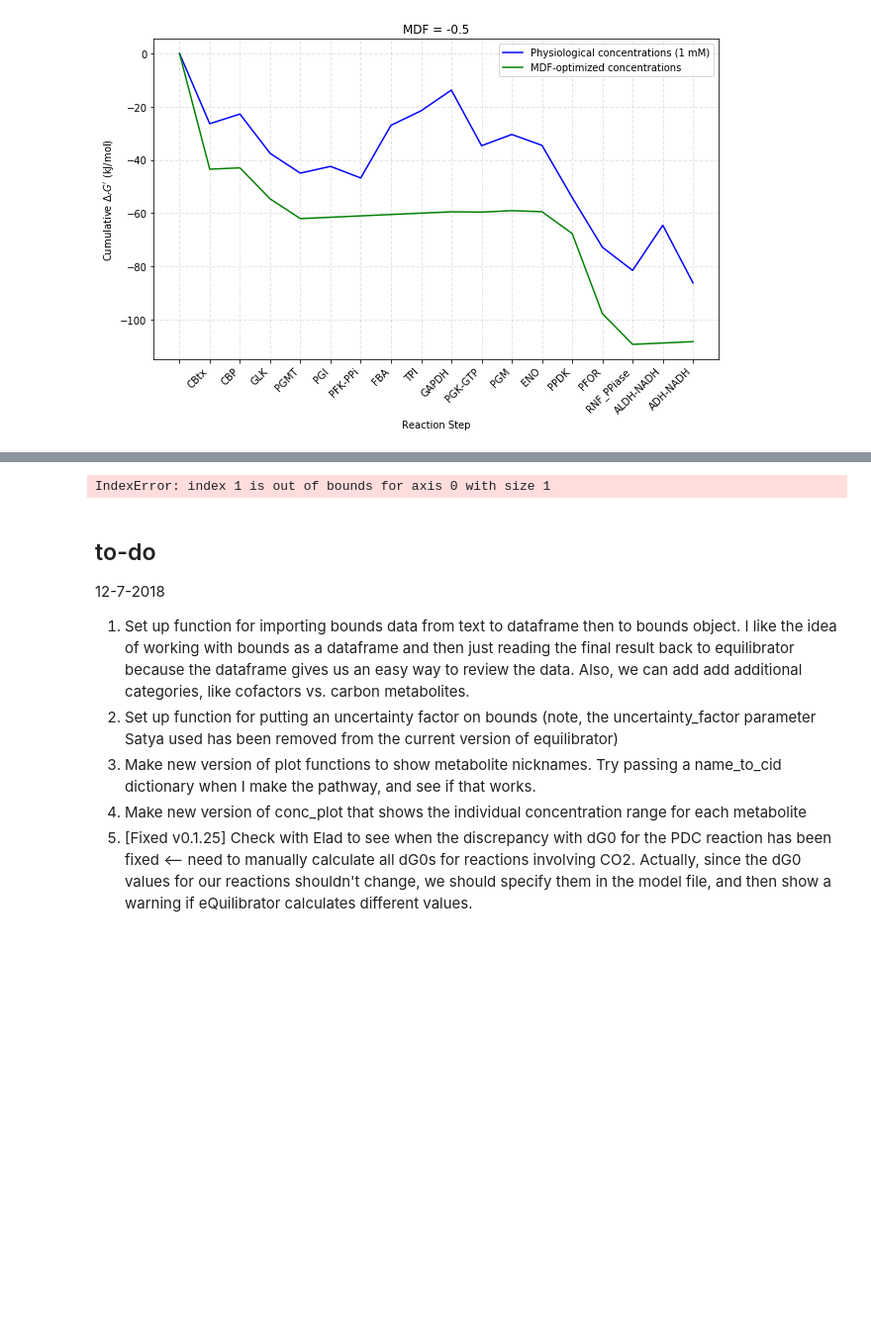
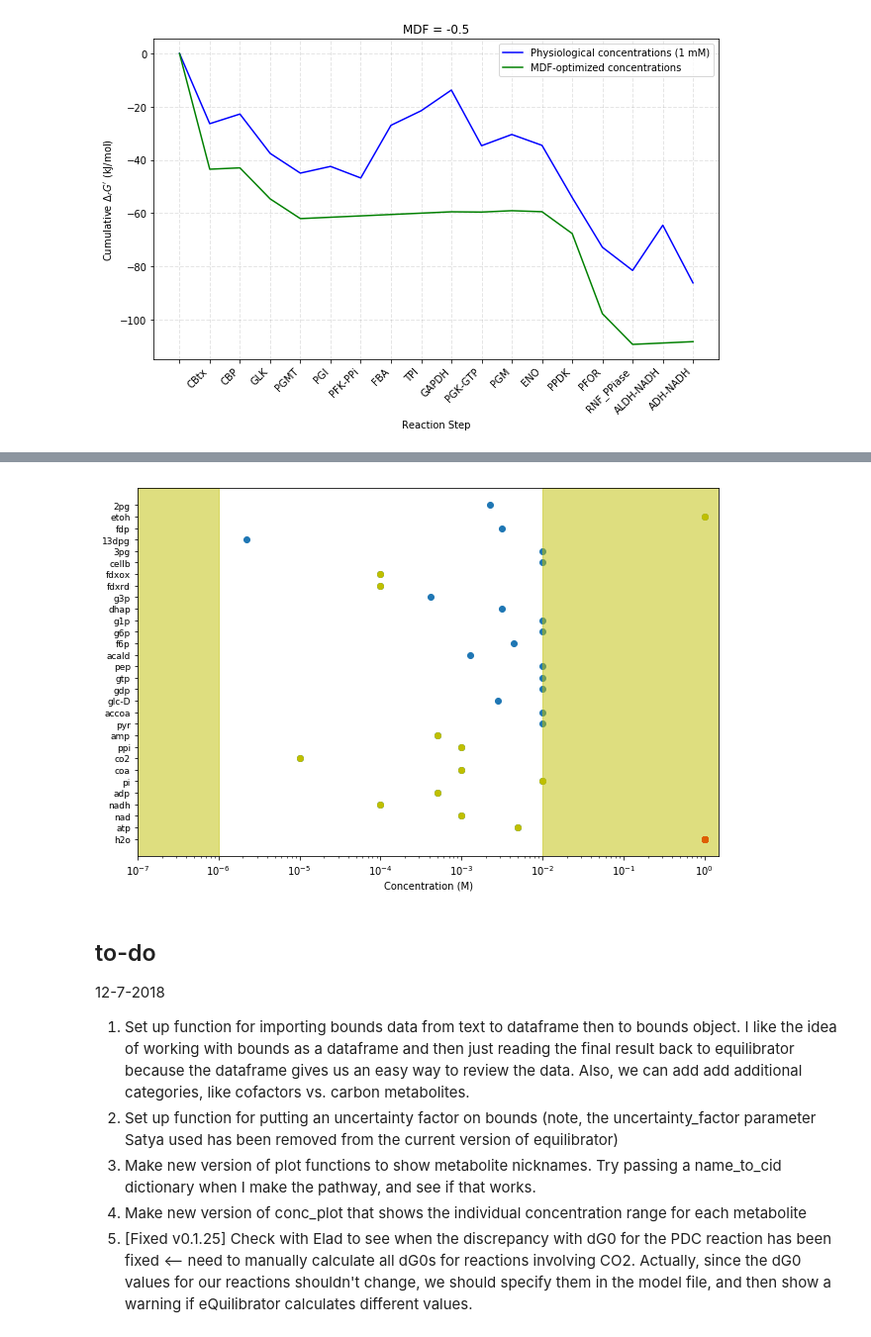
Before and after one commit to satyakamdash/Ctherm_thermo, a Jupyter notebook: Model_setup.ipynb, the cells around one changed output, grey strips where cells are left out. Shown at 99% size. Drawn from its saved outputs; the diff is of its cells as text; code cells hidden in the pictures; blank space fills up the shorter version.

```diff
--- a/Model_setup.ipynb
+++ b/Model_setup.ipynb
@@ -160,7 +231,7 @@ result = mdf_data.mdf_plot
 # %%
-result2 = mdf_data.conc_plot
+result2 = my_conc_plot(mdf_data)
 # %% [output]
-IndexError: index 1 is out of bounds for axis 0 with size 1
+[figure, added]
 # %% [markdown]
 ## to-do
 12-7-2018
```
Also changed, not shown: parts of 4 cells of this notebook, 9 other files.
